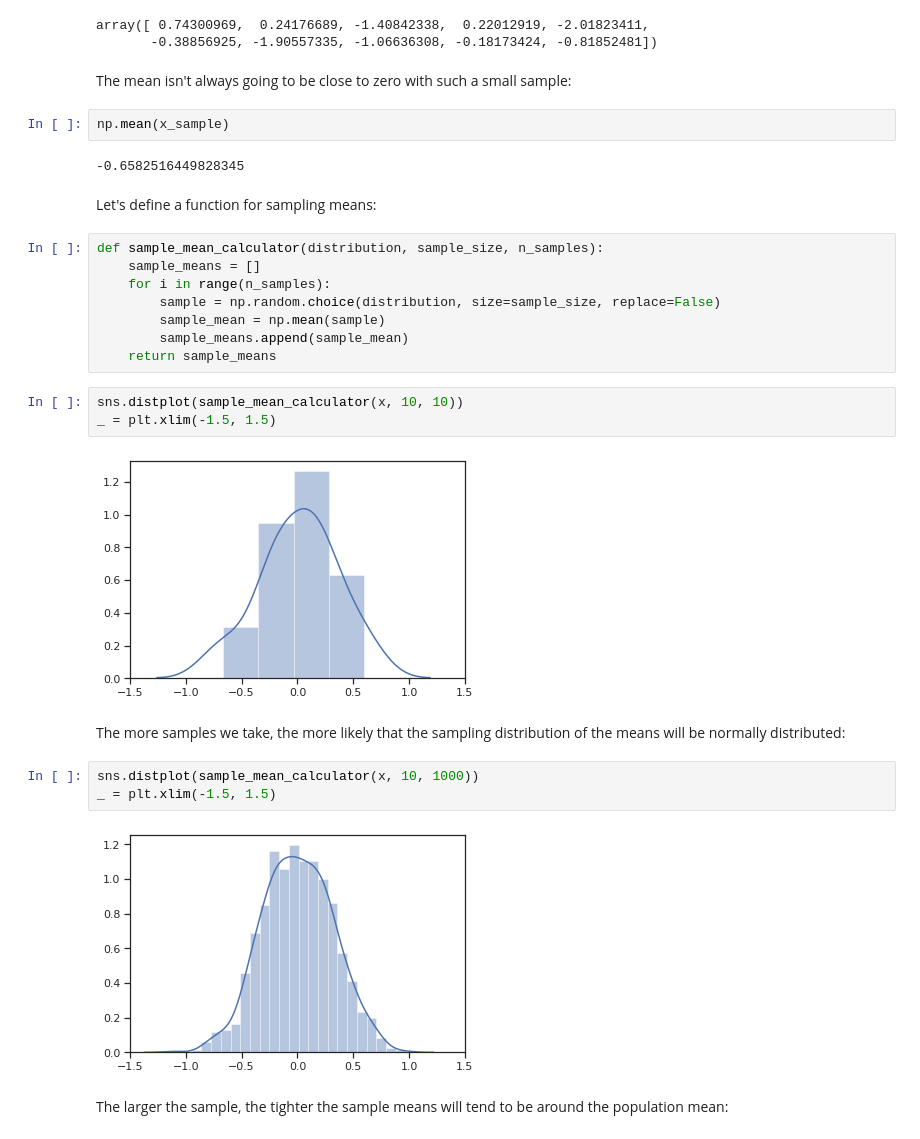
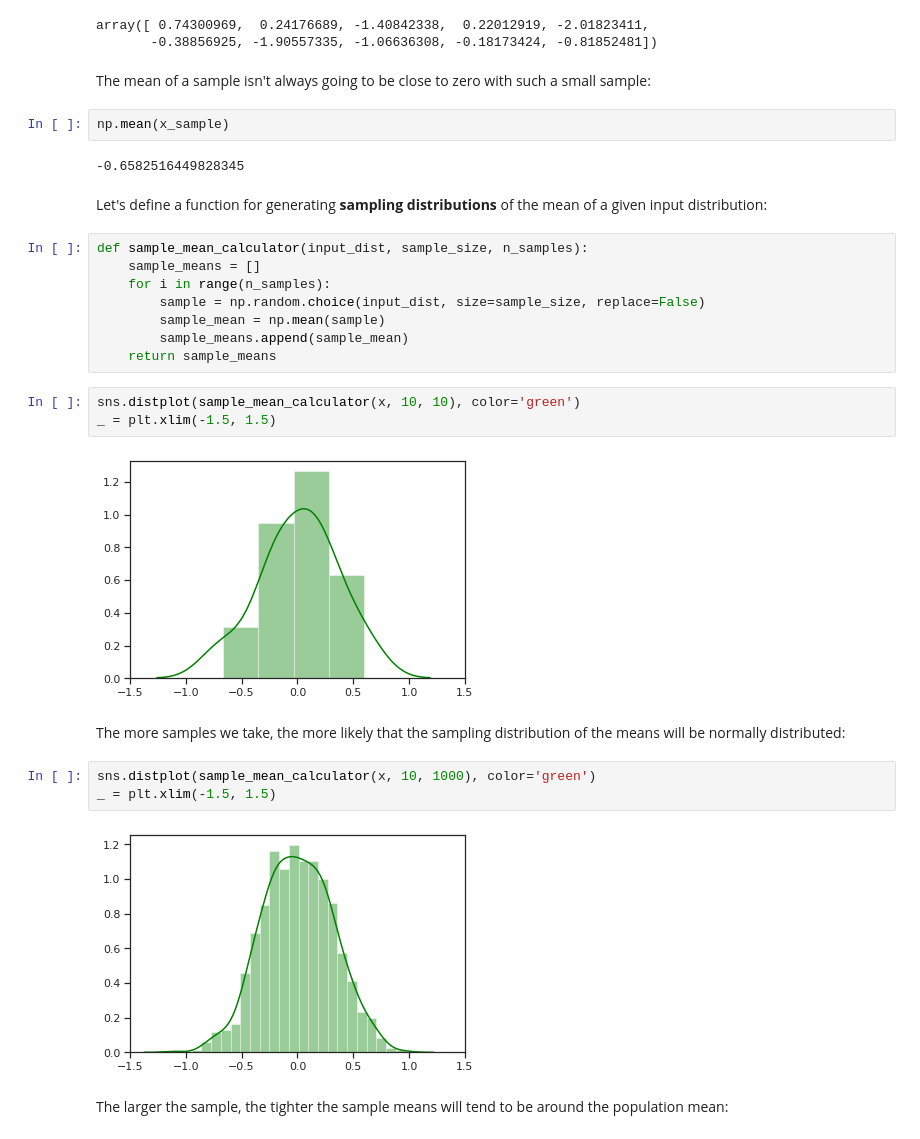
Before and after one commit to jonkrohn/ML-foundations, a Jupyter notebook: notebooks/5-probability.ipynb, the cells around one changed output. Saved outputs shown, nothing was run; the diff lists cells and outputs as text.

```diff
--- a/notebooks/5-probability.ipynb
+++ b/notebooks/5-probability.ipynb
@@ -796,32 +796,32 @@ x_sample
 array([ 0.74300969,  0.24176689, -1.40842338,  0.22012919, -2.01823411,
        -0.38856925, -1.90557335, -1.06636308, -0.18173424, -0.81852481])
 # %% [markdown]
-The mean isn't always going to be close to zero with such a small sample:
+The mean of a sample isn't always going to be close to zero with such a small sample:
 # %%
 np.mean(x_sample)
 # %% [output]
 -0.6582516449828345
 # %% [markdown]
-Let's define a function for sampling means:
+Let's define a function for generating **sampling distributions** of the mean of a given input distribution:
 # %%
-def sample_mean_calculator(distribution, sample_size, n_samples):
+def sample_mean_calculator(input_dist, sample_size, n_samples):
     sample_means = []
     for i in range(n_samples):
-        sample = np.random.choice(distribution, size=sample_size, replace=False)
+        sample = np.random.choice(input_dist, size=sample_size, replace=False)
         sample_mean = np.mean(sample)
         sample_means.append(sample_mean)
     return sample_means
 # %%
-sns.distplot(sample_mean_calculator(x, 10, 10))
+sns.distplot(sample_mean_calculator(x, 10, 10), color='green')
 _ = plt.xlim(-1.5, 1.5)
 # %% [output]
-[figure, old version]
+[figure, new version]
 # %% [markdown]
 The more samples we take, the more likely that the sampling distribution of the means will be normally distributed:
 # %%
-sns.distplot(sample_mean_calculator(x, 10, 1000))
+sns.distplot(sample_mean_calculator(x, 10, 1000), color='green')
 _ = plt.xlim(-1.5, 1.5)
 # %% [output]
-[figure, old version]
+[figure, new version]
 # %% [markdown]
 The larger the sample, the tighter the sample means will tend to be around the population mean:
```
Also changed, not shown: parts of 16 cells of this notebook.
